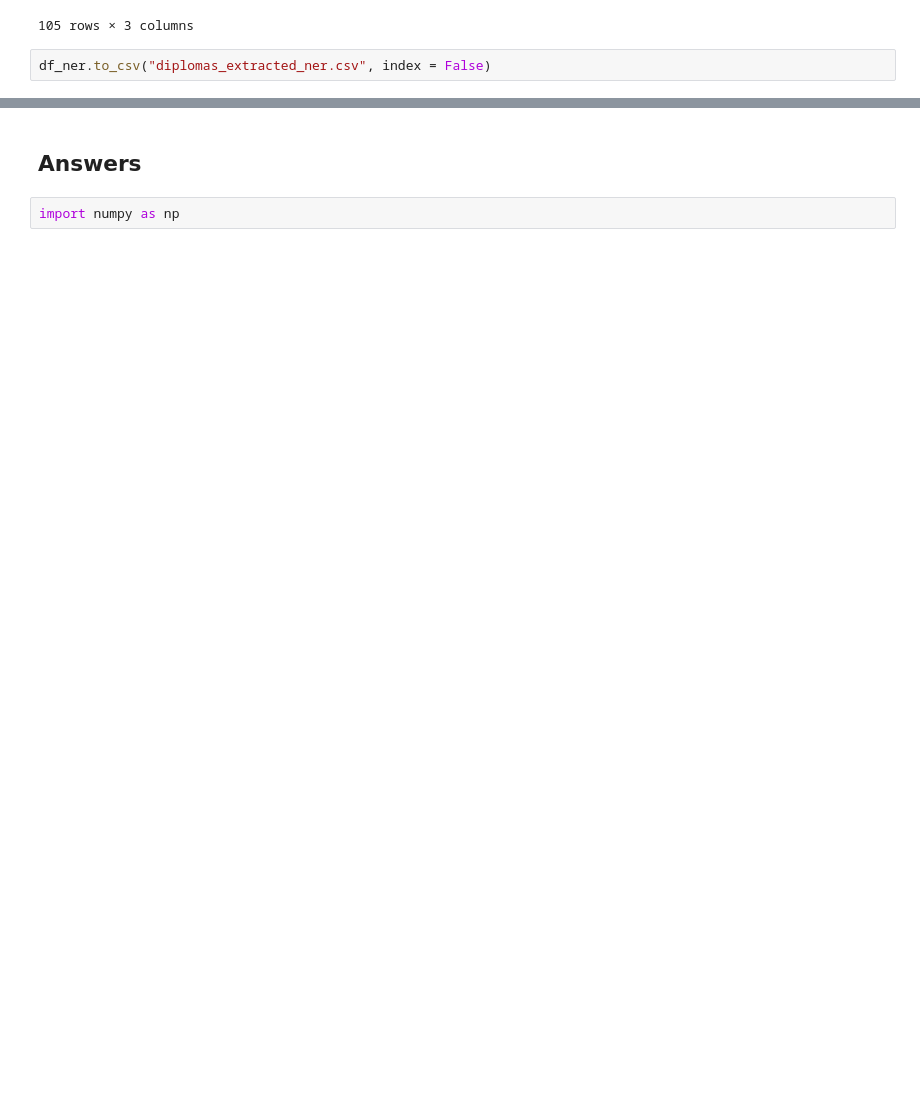
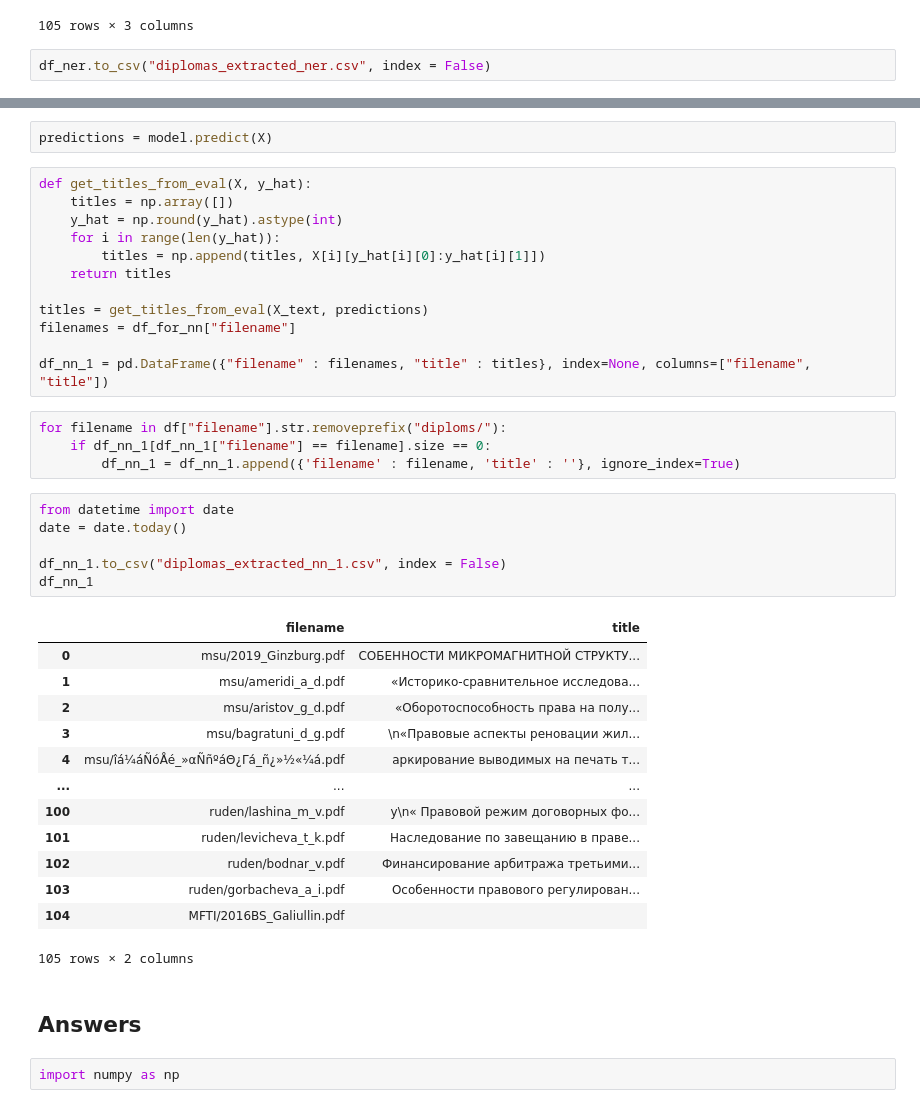
Before and after one commit to tatevik-t/lab, a Jupyter notebook: diploma_extraction/diplomas_extraction.ipynb, the cells around one changed output, grey strips where cells are left out. Saved outputs shown, nothing was run; the diff lists cells and outputs as text; blank space fills up the shorter version.

```diff
--- a/diploma_extraction/diplomas_extraction.ipynb
+++ b/diploma_extraction/diplomas_extraction.ipynb
@@ -299,3 +510,41 @@ df_ner.to_csv("diplomas_extracted_ner.csv", index = False)
+# %%
+predictions = model.predict(X)
+# %%
+def get_titles_from_eval(X, y_hat):
+    titles = np.array([])
+    y_hat = np.round(y_hat).astype(int)
+    for i in range(len(y_hat)):
+        titles = np.append(titles, X[i][y_hat[i][0]:y_hat[i][1]])
+    return titles
+
+titles = get_titles_from_eval(X_text, predictions)
+filenames = df_for_nn["filename"]
+
+df_nn_1 = pd.DataFrame({"filename" : filenames, "title" : titles}, index=None, columns=["filename", "title"])
+# %%
+for filename in df["filename"].str.removeprefix("diploms/"):
+    if df_nn_1[df_nn_1["filename"] == filename].size == 0:
+        df_nn_1 = df_nn_1.append({'filename' : filename, 'title' : ''}, ignore_index=True)
+# %%
+from datetime import date
+date = date.today()
+
+df_nn_1.to_csv("diplomas_extracted_nn_1.csv", index = False)
+df_nn_1
+# %% [output]
+|  | filename | title |
+| 0 | msu/2019_Ginzburg.pdf | СОБЕННОСТИ МИКРОМАГНИТНОЙ СТРУКТУ... |
+| 1 | msu/ameridi_a_d.pdf | «Историко-сравнительное исследова... |
+| 2 | msu/aristov_g_d.pdf | «Оборотоспособность права на полу... |
+| 3 | msu/bagratuni_d_g.pdf | \n«Правовые аспекты реновации жил... |
+| 4 | msu/îá¼áÑóÅé_»αÑñºáΘ¿Γá_ñ¿»½«¼á.pdf | аркирование выводимых на печать т... |
+| ... | ... | ... |
+| 100 | ruden/lashina_m_v.pdf | у\n« Правовой режим договорных фо... |
+| 101 | ruden/levicheva_t_k.pdf | Наследование по завещанию в праве... |
+| 102 | ruden/bodnar_v.pdf | Финансирование арбитража третьими... |
+| 103 | ruden/gorbacheva_a_i.pdf | Особенности правового регулирован... |
+| 104 | MFTI/2016BS_Galiullin.pdf |  |
+105 rows × 2 columns
 # %% [markdown]
 ## Answers
 # %%
```
Also changed, not shown: parts of 36 cells of this notebook.
